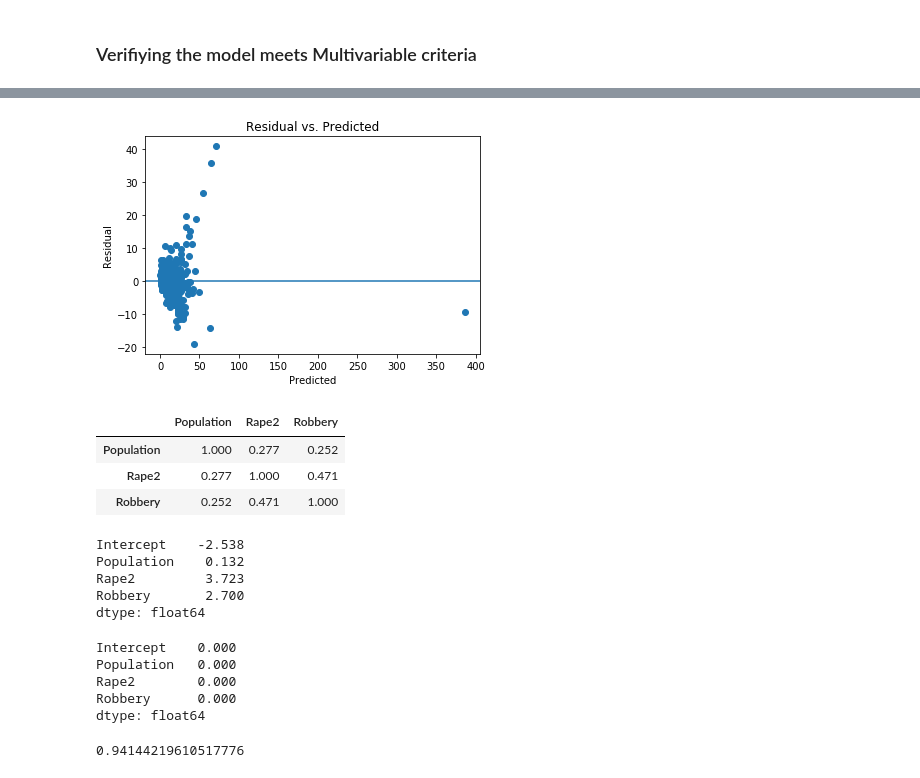
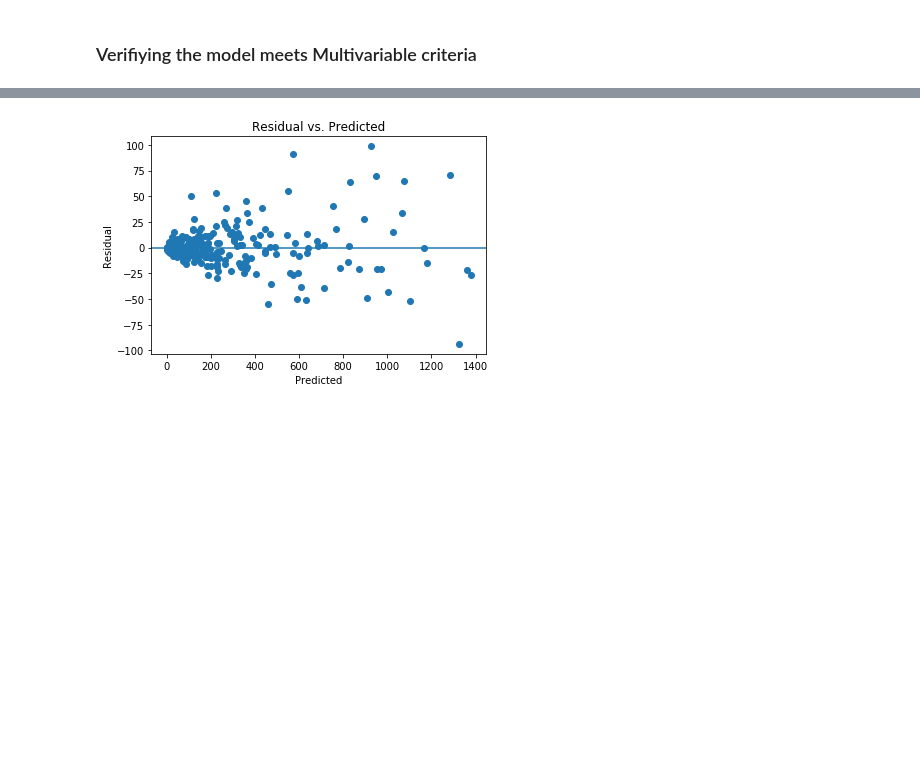
Before and after one commit to efuller11/Thinkful, a Jupyter notebook: Unit 2 Lesson 4 Challenge make your own regression model.ipynb, the cells around one changed output, grey strips where cells are left out. Saved outputs shown, nothing was run; the diff lists cells and outputs as text; code cells hidden in the pictures; blank space fills up the shorter version.

```diff
--- a/Unit 2 Lesson 4 Challenge make your own regression model.ipynb
+++ b/Unit 2 Lesson 4 Challenge make your own regression model.ipynb
@@ -64,0 +70,3 @@ fbi_data['Rape2'] = fbi_data['Rape2'].astype(int)
+# %%
+# revisiting feature cleaning after analsis of residuals
+fbi_data = fbi_data[fbi_data['PropCrime']< fbi_data['PropCrime'].quantile(0.95)]
@@ -65,9 +77,15 @@ fbi_data['Rape2'] = fbi_data['Rape2'].astype(int)
 # %% [markdown]
 ###  Creating a new feature and fitting the model
 # %%
-fbi_data['Rape2'] = fbi_data['Rape2'].apply(lambda x: 1 if x >= 1 else 0)
-fbi_data['Robbery'] = fbi_data['Robbery'].apply(lambda x: 1 if x >= 1 else 0)
-new_fbi_data_col = ["Population", "Rape2", "PropCrime", 'Robbery']
+fbi_data['Rape_bi'] = fbi_data['Rape2'].apply(lambda x: 1 if x >= 1 else 0)
+fbi_data['Robbery_bi'] = fbi_data['Robbery'].apply(lambda x: 1 if x >= 1 else 0)
+fbi_data['Murder_bi'] = fbi_data['Murder'].apply(lambda x: 1 if x >= 1 else 0)
+fbi_data['Larceny_bi'] = fbi_data['Larceny'].apply(lambda x: 1 if x >= 1 else 0)
+fbi_data['AutoTheft_bi'] = fbi_data['AutoTheft'].apply(lambda x: 1 if x >= 1 else 0)
+fbi_data['Popx2'] = fbi_data['Population']** 2
+
+new_fbi_data_col = ["Population", "Rape2", "PropCrime", 'Robbery', 'Rape_bi', 'Robbery_bi', 'Popx2',
+                    'Murder', 'Murder_bi',  'AutoTheft_bi' , 'AutoTheft', 'Larceny_bi', 'Larceny']
 new_fbi_data = fbi_data[new_fbi_data_col]
 # %%
 regr = linear_model.LinearRegression()
@@ -107,13 +166,10 @@ plt.show()
 # %%
-new_data = new_fbi_data[(np.abs(stats.zscore(new_fbi_data)) <= 1.5).all(axis=1)]
-new_data = np.sqrt(new_fbi_data)
-Y = new_data['PropCrime'].values.reshape(-1, 1)
-X = new_data[["Population", "Rape2", "Robbery"]]
+regr = linear_model.LinearRegression()
+Y = new_fbi_data['PropCrime'].values.reshape(-1, 1)
+X = new_fbi_data[["Population", "Rape2", "Robbery", 'Robbery_bi', 'Murder',
+                  'Murder_bi', 'AutoTheft_bi' , 'AutoTheft', 'Larceny_bi', 'Larceny']]
 regr.fit(X, Y)
-new_predicted = regr.predict(X).ravel()
-new_actual = new_data['PropCrime']
-# Calculate the error, also called the residual.
-new_res = new_actual - new_predicted
+
 # Inspect the results.
 print('\nCoefficients: \n', regr.coef_)
 print('\nIntercept: \n', regr.intercept_)
@@ -136,0 +189,8 @@ plt.show()
+# %%
+new_pred = regr.predict(X).ravel()
+actual = new_fbi_data['PropCrime']
+
+new_res = actual - new_pred
+
+plt.scatter(actual, new_pred)
+plt.show()
@@ -146,19 +207,9 @@ plt.show()
 # %%
-# the errors are fairly consistent for the new predicted values
-plt.scatter(new_predicted, new_res)
+plt.scatter(new_pred, new_res)
 plt.xlabel('Predicted')
 plt.ylabel('Residual')
 plt.axhline(y=0)
 plt.title('Residual vs. Predicted')
 plt.show()
 # %% [output]
-[figure, old version]
+[figure, new version]
-# %%
-# there is low correlation between the features
-correlation_matrix = X.corr()
-display(correlation_matrix)
-# %% [output]
-|  | Population | Rape2 | Robbery |
-| Population | 1.000 | 0.277 | 0.252 |
-| Rape2 | 0.277 | 1.000 | 0.471 |
-| Robbery | 0.252 | 0.471 | 1.000 |
@@ -168,22 +215,0 @@ lm = smf.ols(formula= linear_formula, data=new_data).fit()
-# %%
-lm.params
-# %% [output]
-Intercept    -2.538
-Population    0.132
-Rape2         3.723
-Robbery       2.700
-dtype: float64
-# %%
-# p-values are under .05
-lm.pvalues
-# %% [output]
-Intercept    0.000
-Population   0.000
-Rape2        0.000
-Robbery      0.000
-dtype: float64
-# %%
-# r-squared is quite high
-lm.rsquared
-# %% [output]
-0.94144219610517776
```
Also changed, not shown: parts of 15 cells of this notebook, 3 other files.
